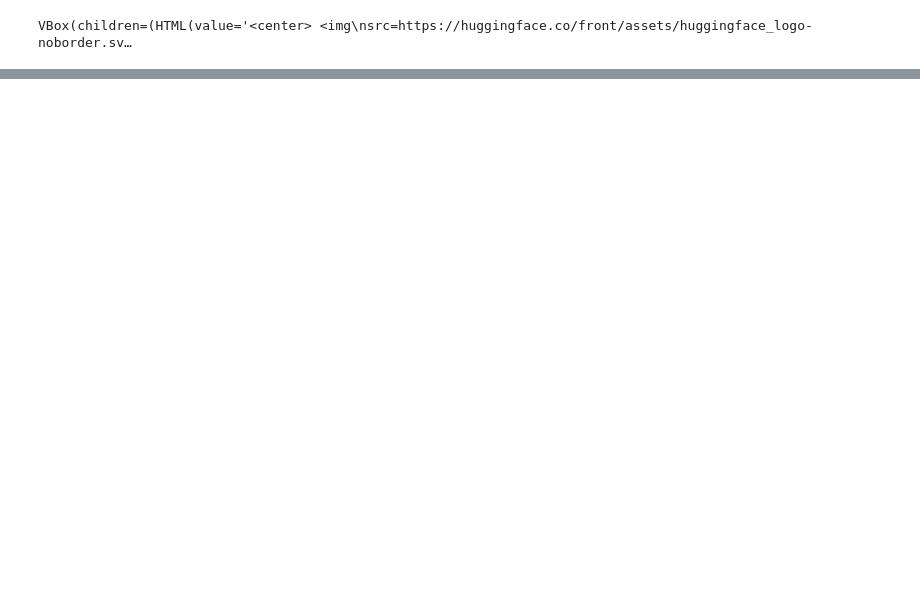
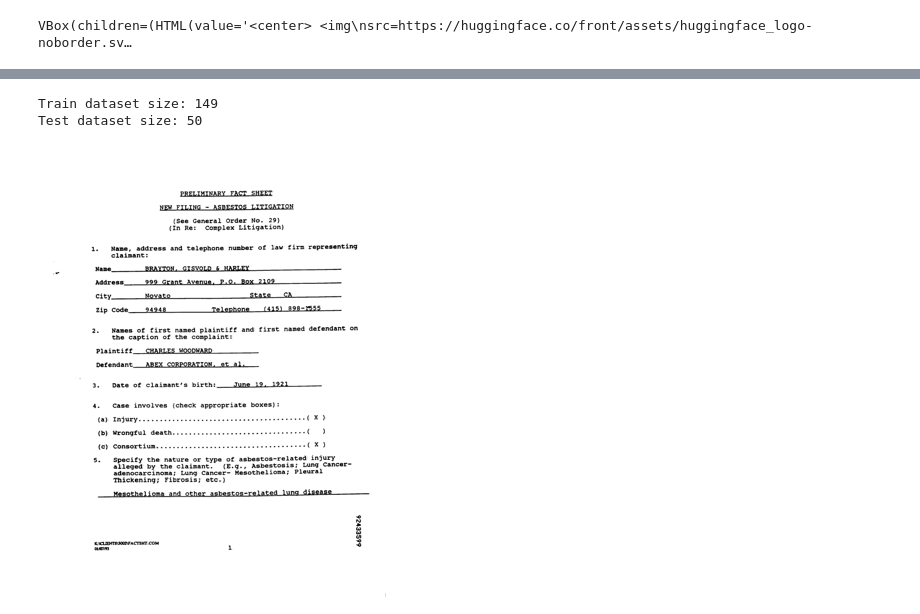
Before and after one commit to gamugamu/layoutLM_tests, a Jupyter notebook: layoutML_0.ipynb, the cells around one changed output, grey strips where cells are left out. Cells and saved outputs as stored; diff of their text form; code cells hidden in the pictures; blank space fills up the shorter version.

```diff
--- a/layoutML_0.ipynb
+++ b/layoutML_0.ipynb
@@ -7,10 +7,5 @@ notebook_login()
 # %% [output]
 VBox(children=(HTML(value='<center> <img\nsrc=https://huggingface.co/front/assets/huggingface_logo-noborder.sv…
 # %%
-from huggingface_hub import hf_hub
-connected = hf_hub.is_logged_in()
-
-if connected:
-    print("Connecté à Hugging Face !")
-else:
-    print("Non connecté à Hugging Face.")
+processor_id="microsoft/layoutlmv2-base-uncased"
+dataset_id ="nielsr/funsd"
@@ -18,0 +86,21 @@ ImportError: cannot import name 'hf_hub' from 'huggingface_hub' (/usr/local/lib/
+# %%
+from datasets import load_dataset
+
+
+dataset = load_dataset(dataset_id)
+
+print(f"Train dataset size: {len(dataset['train'])}")
+print(f"Test dataset size: {len(dataset['test'])}")
+# Train dataset size: 149
+# Test dataset size: 50
+# %% [output]
+Train dataset size: 149
+Test dataset size: 50
+# %%
+from PIL import Image, ImageDraw, ImageFont
+
+image = Image.open(dataset['train'][140]['image_path'])
+image = image.convert("RGB")
+image.resize((350,450))
+# %% [output]
+[figure, added]
```
Also changed, not shown: parts of 14 cells of this notebook, 1 other file.
